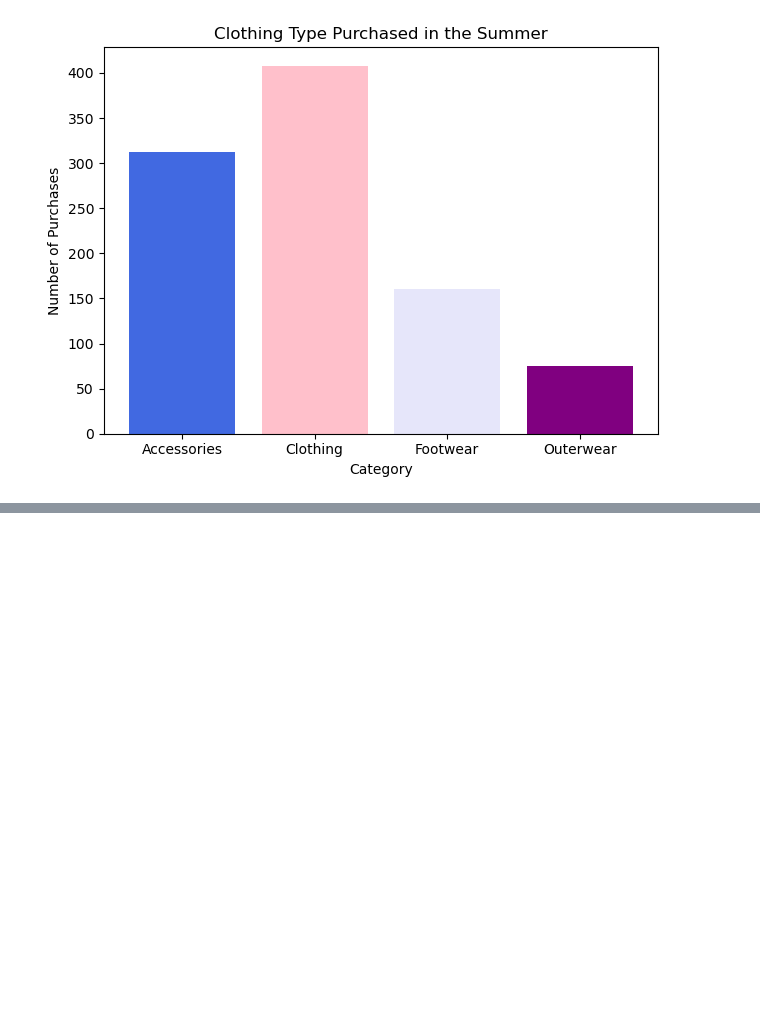
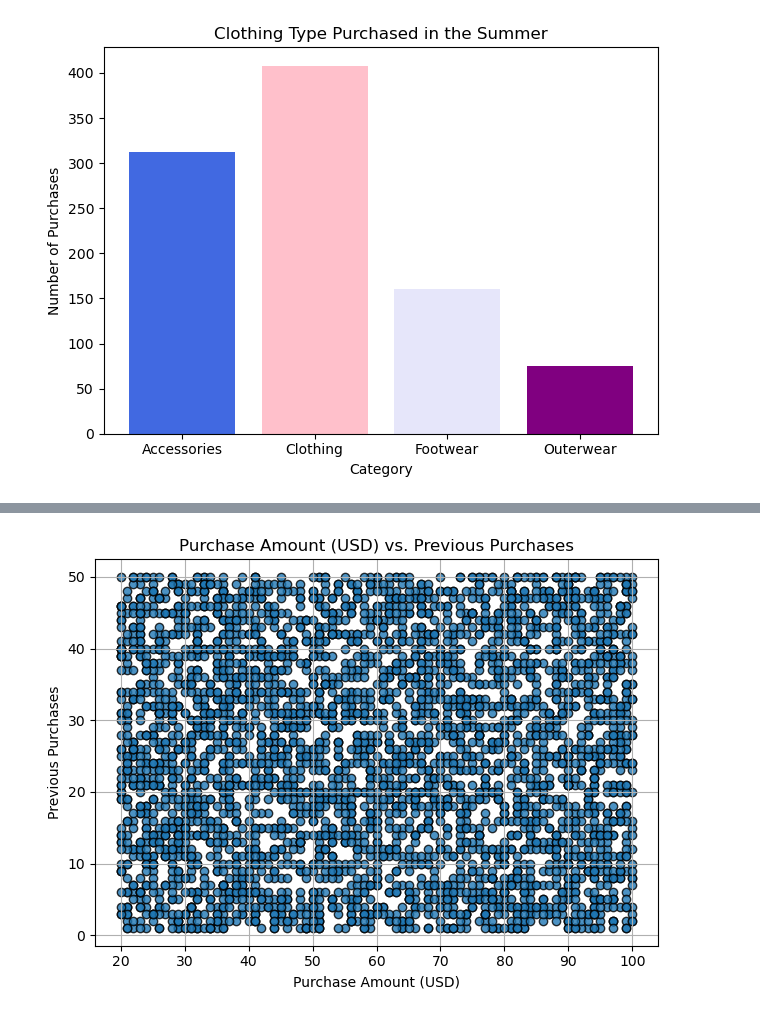
Before and after one commit to mhursh1231/Project-1, a Jupyter notebook: Mia_Notebook.ipynb, the cells around one changed output, grey strips where cells are left out. Drawn from its saved outputs; the diff is of its cells as text; code cells hidden in the pictures; blank space fills up the shorter version.

```diff
--- a/Mia_Notebook.ipynb
+++ b/Mia_Notebook.ipynb
@@ -642,0 +688,15 @@ plt.show()
+# %%
+## Is there a relationship between Purchase Amount (USD) and number of Previous Purchases?
+
+# Build the scatterplot for product rating and purchase amount
+plt.scatter(organized_df["Purchase Amount (USD)"], organized_df["Previous Purchases"], alpha=.8, edgecolors="k")
+
+# Incorporate the other graph properties
+plt.xlabel("Purchase Amount (USD)")
+plt.ylabel("Previous Purchases")
+plt.title("Purchase Amount (USD) vs. Previous Purchases")
+plt.grid(True)
+plt.tight_layout()
+plt.show()
+# %% [output]
+[figure, added]
```
Also changed, not shown: parts of 3 cells of this notebook.
